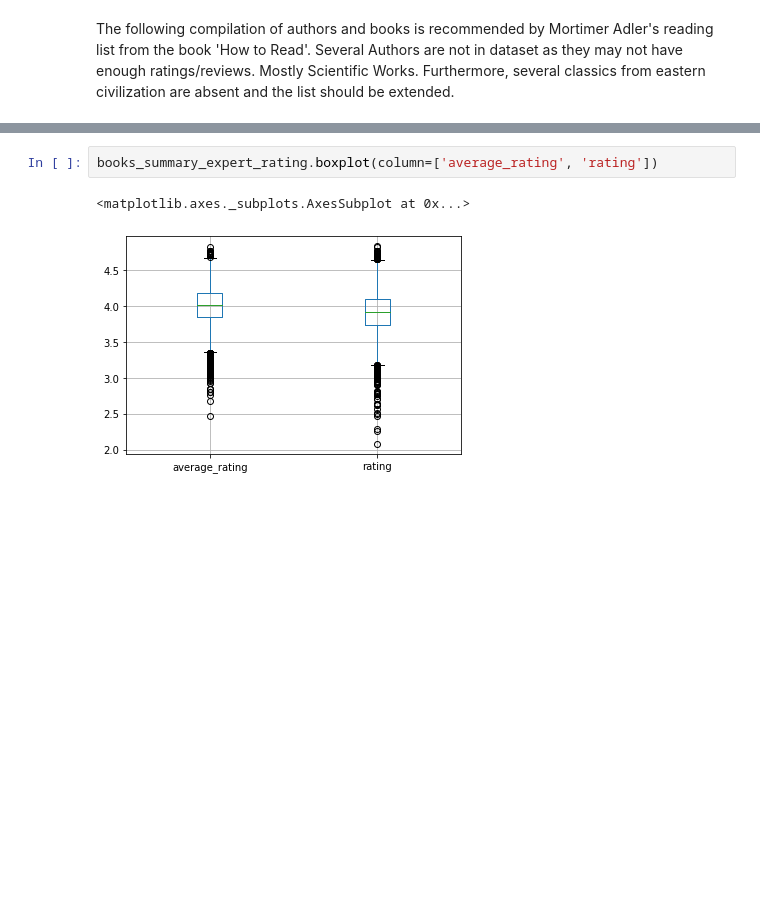
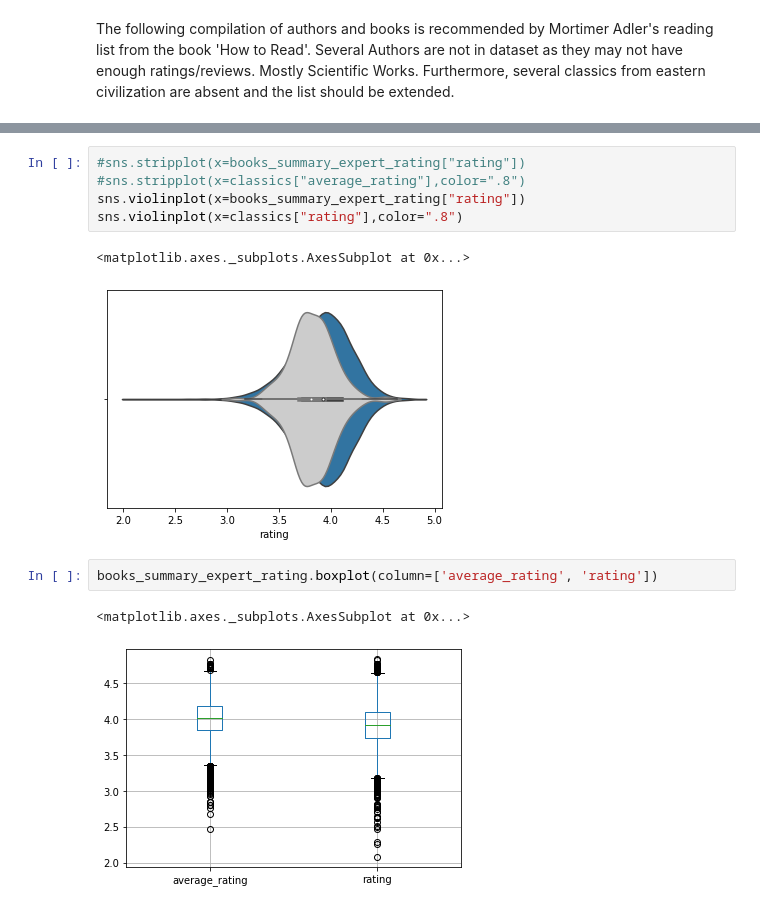
Before and after one commit to kross11480/courses, a Jupyter notebook: goodreads/books_analysis.ipynb, the cells around one changed output, grey strips where cells are left out. Cells and saved outputs as stored; diff of their text form; blank space fills up the shorter version.

```diff
--- a/goodreads/books_analysis.ipynb
+++ b/goodreads/books_analysis.ipynb
@@ -198,3 +255,11 @@ sns.distplot(t["rating"],color="red")
+# %%
+#sns.stripplot(x=books_summary_expert_rating["rating"])
+#sns.stripplot(x=classics["average_rating"],color=".8")
+sns.violinplot(x=books_summary_expert_rating["rating"])
+sns.violinplot(x=classics["rating"],color=".8")
+# %% [output]
+<matplotlib.axes._subplots.AxesSubplot at 0x...>
+[figure, added]
 # %%
 books_summary_expert_rating.boxplot(column=['average_rating', 'rating'])
 # %% [output]
```
Also changed, not shown: parts of 9 cells of this notebook, 1 other file.
